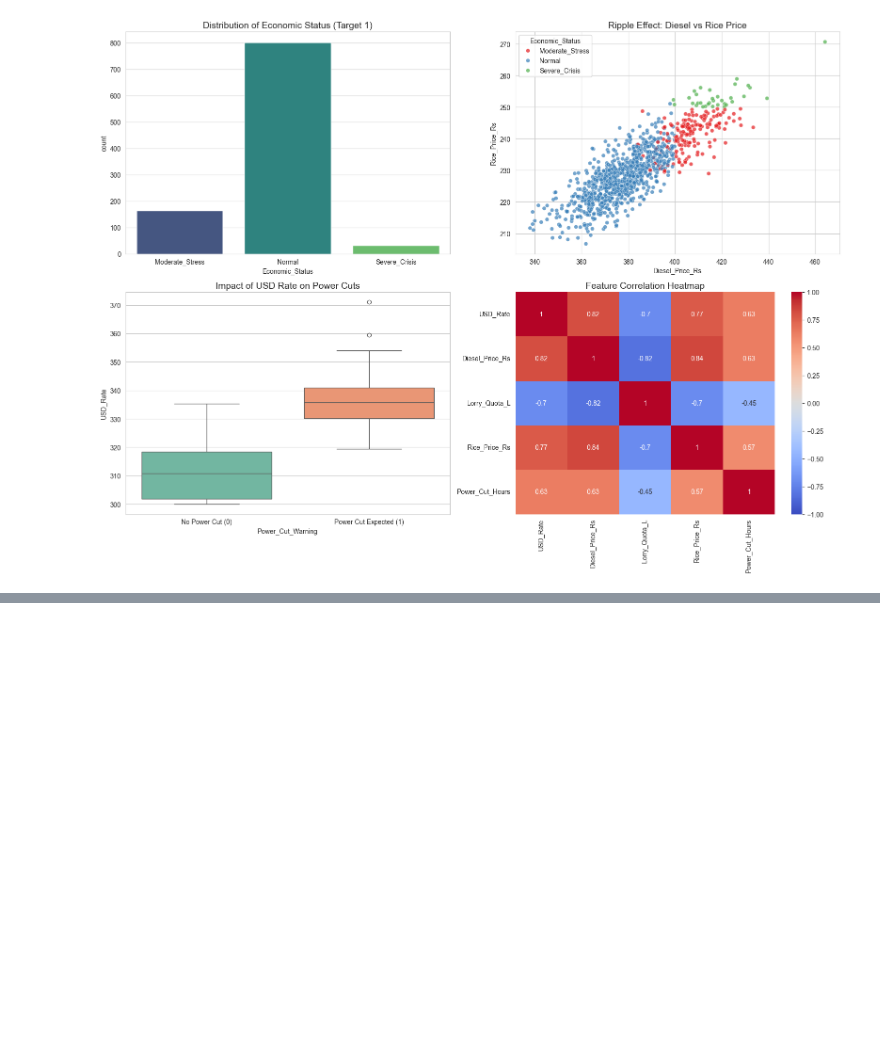
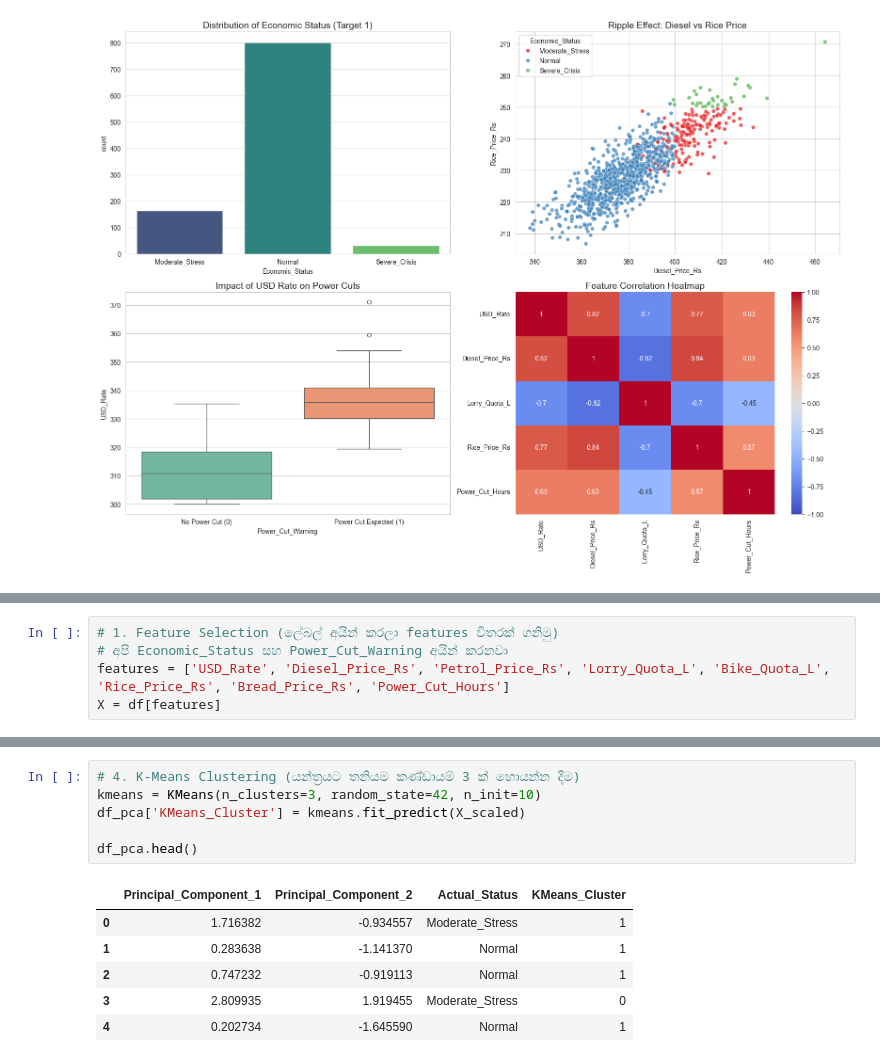
Before and after one commit to Dhanuwa856/SL-Fuel-Crisis-Predictor, a Jupyter notebook: notebook/01_EDA_and_Visualization.ipynb, the cells around one changed output, grey strips where cells are left out. Cells and saved outputs as stored; diff of their text form; blank space fills up the shorter version.

```diff
--- a/notebook/01_EDA_and_Visualization.ipynb
+++ b/notebook/01_EDA_and_Visualization.ipynb
@@ -50,0 +65,5 @@ Passing `palette` without assigning `hue` is deprecated and will be removed in v
+# %%
+# 1. Feature Selection (ලේබල් අයින් කරලා features විතරක් ගනිමු)
+# අපි Economic_Status සහ Power_Cut_Warning අයින් කරනවා
+features = ['USD_Rate', 'Diesel_Price_Rs', 'Petrol_Price_Rs', 'Lorry_Quota_L', 'Bike_Quota_L', 'Rice_Price_Rs', 'Bread_Price_Rs', 'Power_Cut_Hours']
+X = df[features]
@@ -50,0 +92,13 @@ Passing `palette` without assigning `hue` is deprecated and will be removed in v
+# %%
+# 4. K-Means Clustering (යන්ත්‍රයට තනියම කණ්ඩායම් 3 ක් හොයන්න දීම)
+kmeans = KMeans(n_clusters=3, random_state=42, n_init=10)
+df_pca['KMeans_Cluster'] = kmeans.fit_predict(X_scaled)
+
+df_pca.head()
+# %% [output]
+|  | Principal_Component_1 | Principal_Component_2 | Actual_Status | KMeans_Cluster |
+| 0 | 1.716382 | -0.934557 | Moderate_Stress | 1 |
+| 1 | 0.283638 | -1.141370 | Normal | 1 |
+| 2 | 0.747232 | -0.919113 | Normal | 1 |
+| 3 | 2.809935 | 1.919455 | Moderate_Stress | 0 |
+| 4 | 0.202734 | -1.645590 | Normal | 1 |
```
Also changed, not shown: parts of 25 cells of this notebook.
